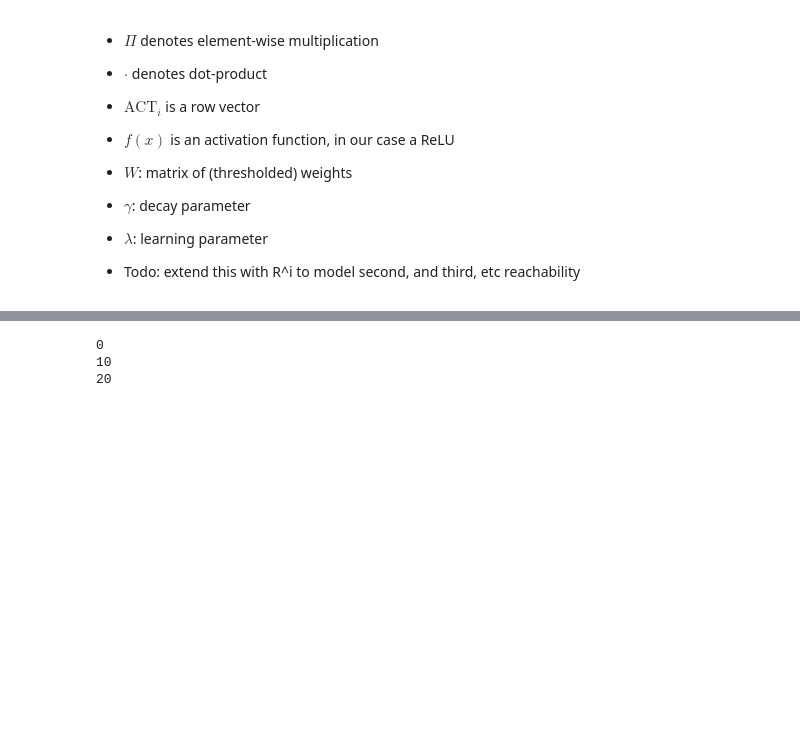
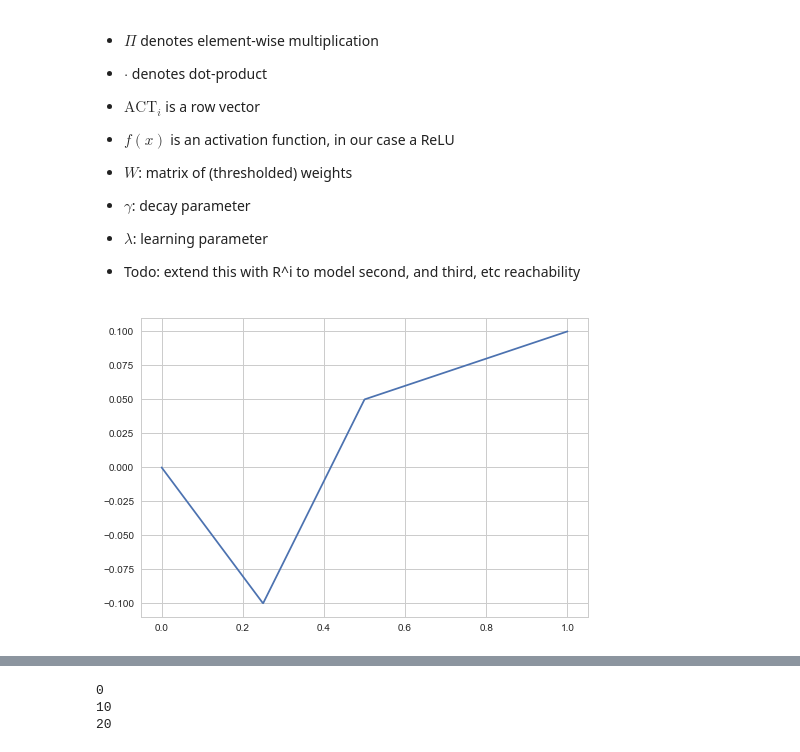
Before and after one commit to mvdoc/graphsemnet, a Jupyter notebook: notebooks/equations_algorithm.ipynb, the cells around one changed output, grey strips where cells are left out. Drawn from its saved outputs; the diff is of its cells as text; code cells hidden in the pictures; blank space fills up the shorter version.

```diff
--- a/notebooks/equations_algorithm.ipynb
+++ b/notebooks/equations_algorithm.ipynb
@@ -57 +60,8 @@ sigma_noise = 0.01
+# %%
+nmph = compute_nmph(-0.1, .5, .05, .1)
+x = np.linspace(0, 1, 1000)
+y = nmph(x)
+plt.plot(x, y);
+# %% [output]
+[figure, added]
 # %%
```
Also changed, not shown: parts of 33 cells of this notebook, 1 other file.
